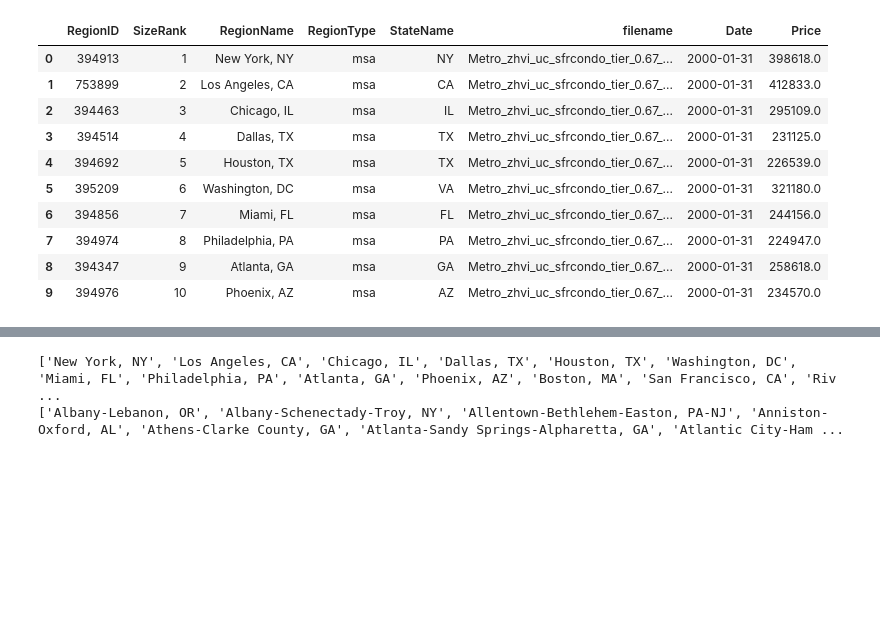
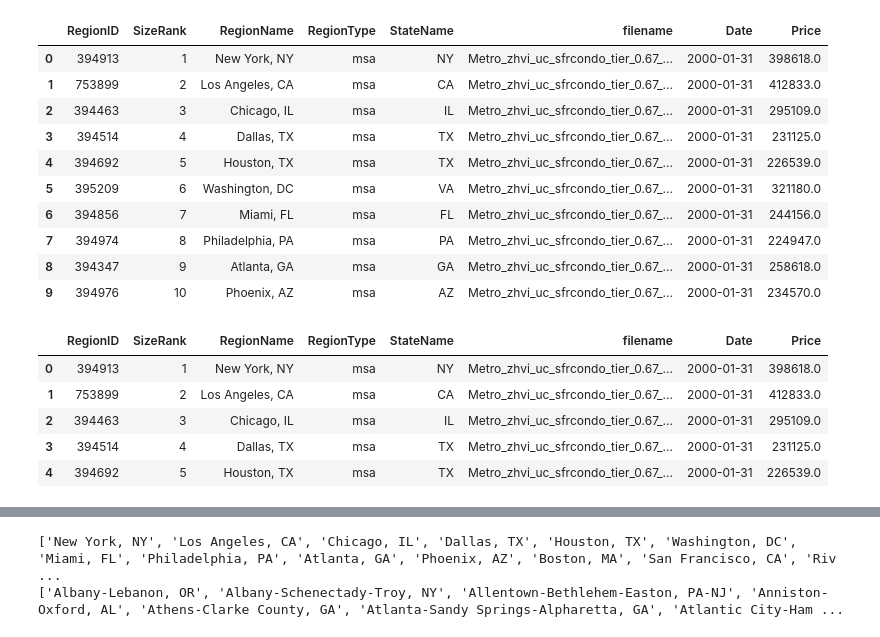
Before and after one commit to pmains/housing-permits, a Jupyter notebook: MSA_combine.ipynb, the cells around one changed output, grey strips where cells are left out. Cells and saved outputs as stored; diff of their text form; code cells hidden in the pictures; blank space fills up the shorter version.

Commit message:
changed date in permits_df to a datetime object
Need to align dates (permits are dated on 1st of a month)

```diff
--- a/MSA_combine.ipynb
+++ b/MSA_combine.ipynb
@@ -43,7 +44,8 @@ Index(['CSA', 'CBSA', 'Name', 'Total', '1 Unit', '2 Units', '3 and 4 Units',
       dtype='object')
 # %%
 for df, name in zip(msa_dfs, msa_files):
-    df['Date'] = name[name.rfind('_')+1:name.rfind('.')]
+    temp_date = dt.datetime.strptime(name[name.rfind('_')+1:name.rfind('.')], '%Y%m')
+    df['Date'] = temp_date
 
 df.head()
 # %% [output]
@@ -124,22 +126,22 @@ ZHVI_df
 | 891 | 395188 | 927 | Vernon, TX | msa | TX | NaN | NaN | NaN | NaN | ... |
 8488 rows × 326 columns
 # %%
-for df in ZHVI_dfs:
-    columns = df.columns.tolist()
-    new_columns = []
+# for df in ZHVI_dfs:
+#     columns = df.columns.tolist()
+#     new_columns = []
 
-    for column in columns:
-        if column.startswith('2'):
-            new_column = str(column)
-            # Joan: can you please explain what this line does?
-            new_columns.append(
-                # What does this expression mean?
-                new_column[:new_column.find('-')] +
-                # And this one?
-                new_column[new_column.find('-') + 1:new_column.rfind('-')]
-            )
-        else: new_columns.append(column)
-    df.columns = new_columns
+#     for column in columns:
+#         if column.startswith('2'):
+#             new_column = str(column)
+#             # Joan: can you please explain what this line does?
+#             new_columns.append(
+#                 # What does this expression mean?
+#                 new_column[:new_column.find('-')] +
+#                 # And this one?
+#                 new_column[new_column.find('-') + 1:new_column.rfind('-')]
+#             )
+#         else: new_columns.append(column)
+#     df.columns = new_columns
 # %%
 dumb_df = ZHVI_df.copy()
 dumb_df.head()
@@ -169,3 +171,13 @@ melt_df.head(10)
 | 7 | 394974 | 8 | Philadelphia, PA | msa | PA | Metro_zhvi_uc_sfrcondo_tier_0.67_... | 2000-01-31 | 224947.0 |
 | 8 | 394347 | 9 | Atlanta, GA | msa | GA | Metro_zhvi_uc_sfrcondo_tier_0.67_... | 2000-01-31 | 258618.0 |
 | 9 | 394976 | 10 | Phoenix, AZ | msa | AZ | Metro_zhvi_uc_sfrcondo_tier_0.67_... | 2000-01-31 | 234570.0 |
+# %%
+melt_df['Date'] = pd.to_datetime(melt_df['Date'])
+melt_df.head()
+# %% [output]
+|  | RegionID | SizeRank | RegionName | RegionType | StateName | filename | Date | Price |
+| 0 | 394913 | 1 | New York, NY | msa | NY | Metro_zhvi_uc_sfrcondo_tier_0.67_... | 2000-01-31 | 398618.0 |
+| 1 | 753899 | 2 | Los Angeles, CA | msa | CA | Metro_zhvi_uc_sfrcondo_tier_0.67_... | 2000-01-31 | 412833.0 |
+| 2 | 394463 | 3 | Chicago, IL | msa | IL | Metro_zhvi_uc_sfrcondo_tier_0.67_... | 2000-01-31 | 295109.0 |
+| 3 | 394514 | 4 | Dallas, TX | msa | TX | Metro_zhvi_uc_sfrcondo_tier_0.67_... | 2000-01-31 | 231125.0 |
+| 4 | 394692 | 5 | Houston, TX | msa | TX | Metro_zhvi_uc_sfrcondo_tier_0.67_... | 2000-01-31 | 226539.0 |
```
Also changed, not shown: parts of 2 cells of this notebook.
